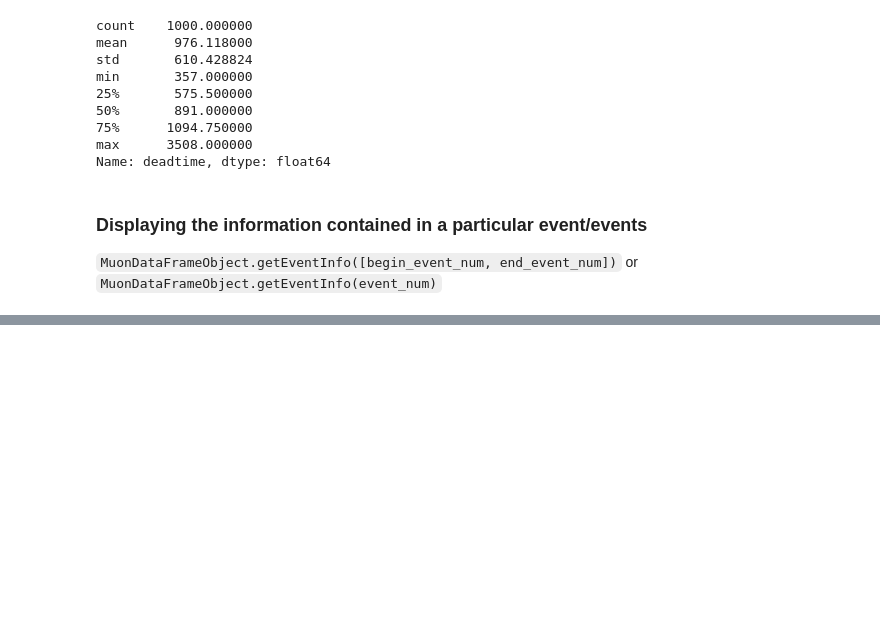
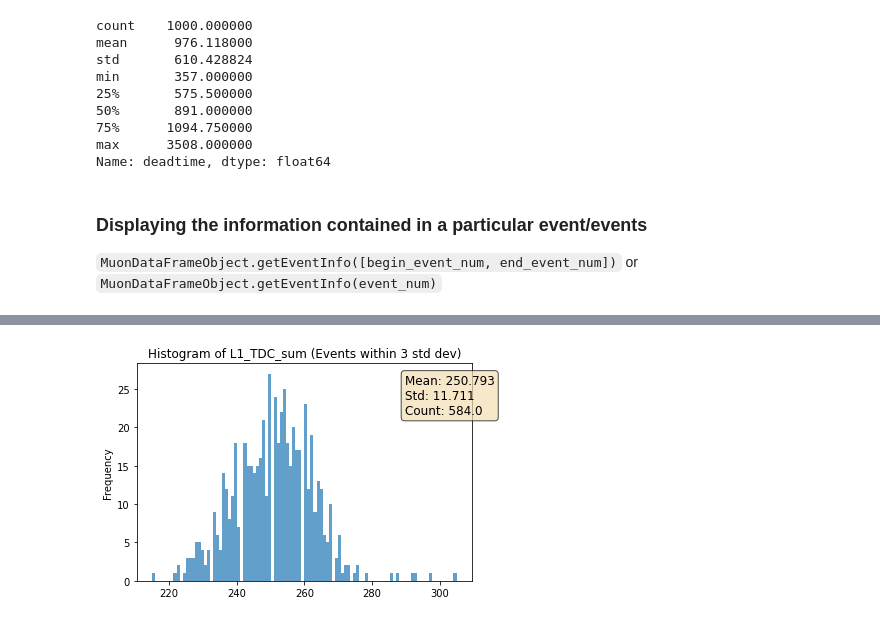
Before and after one commit to shanto268/HEP_DAQ, a Jupyter notebook: CrateAnalysis/CAMAC_Analysis_API.ipynb, the cells around one changed output, grey strips where cells are left out. Cells and saved outputs as stored; diff of their text form; code cells hidden in the pictures; blank space fills up the shorter version.

```diff
--- a/CrateAnalysis/CAMAC_Analysis_API.ipynb
+++ b/CrateAnalysis/CAMAC_Analysis_API.ipynb
@@ -172,0 +284,4 @@ mdf.getEventInfo([10,20])
+# %%
+mdf.getTrimmedHistogram("L1_TDC_sum", 3)
+# %% [output]
+[figure, added]
```
Also changed, not shown: parts of 36 cells of this notebook, 2 other files.
